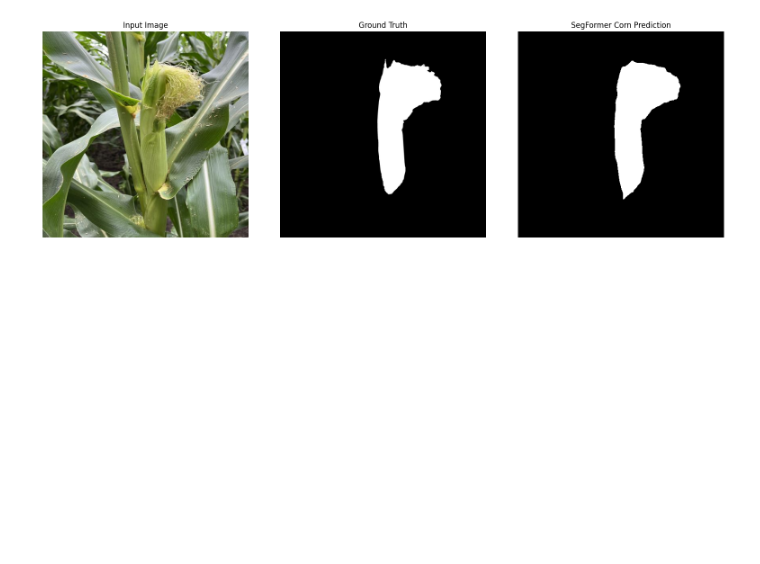
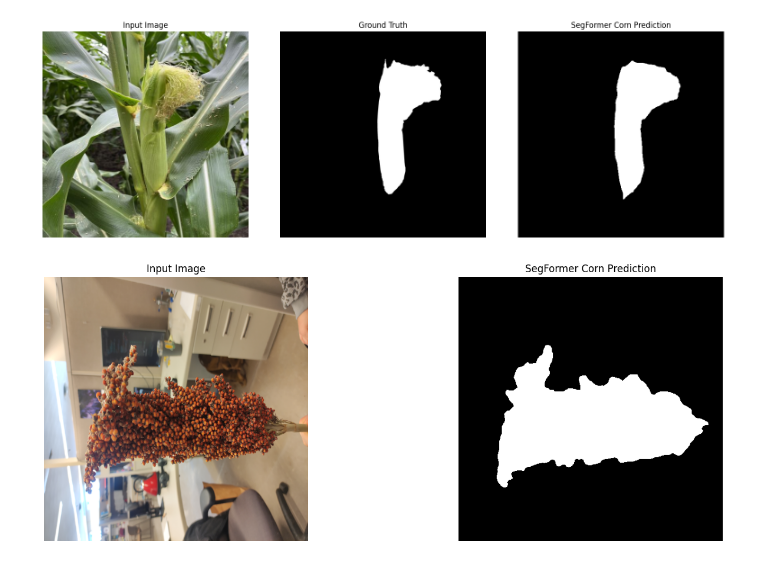
Before and after one commit to Ciampitti-Lab/SegmentationStudy, a Jupyter notebook: notebooks/imageGenerator.ipynb, the cells around one changed output. Drawn from its saved outputs; the diff is of its cells as text; code cells hidden in the pictures; blank space fills up the shorter version.

```diff
--- a/notebooks/imageGenerator.ipynb
+++ b/notebooks/imageGenerator.ipynb
@@ -28,7 +28,7 @@ segf.to(device).eval() """
 
 # SegFormer Corn
 segf_corn = segformer(in_channels=3, num_classes=1)
-segf_corn.load_state_dict(torch.load("../models/corn_SegFormer_seg.pt", map_location=device))
+segf_corn.load_state_dict(torch.load("../models/sorghum_SegFormer_seg.pt", map_location=device))
 segf_corn.to(device).eval()
 # %% [output]
 segformer(
@@ -88,3 +88,31 @@ plt.tight_layout()
 plt.show()
 # %% [output]
 [figure]
+# %%
+IMG_PATH = "../Photos-3-001/IMG_20260211_112438.jpg"
+
+img = Image.open(IMG_PATH).convert("RGB").resize((512, 512))
+
+img_tensor = TF.to_tensor(img)
+img_tensor = TF.normalize(img_tensor, mean=[0.5, 0.5, 0.5], std=[0.5, 0.5, 0.5])
+img_tensor = img_tensor.unsqueeze(0).to(device)
+
+# --- Inference ---
+with torch.no_grad():
+    pred_segf_corn = torch.sigmoid(segf_corn(img_tensor)).cpu().squeeze().numpy()
+
+# --- Threshold predictions ---
+pred_segf_corn = (pred_segf_corn > 0.5).astype(np.float32)
+
+# --- Plot ---
+fig, axs = plt.subplots(1, 2, figsize=(16, 5))
+axs[0].imshow(img)
+axs[0].set_title("Input Image")
+axs[1].imshow(pred_segf_corn, cmap='gray')
+axs[1].set_title("SegFormer Corn Prediction")
+for ax in axs:
+    ax.axis('off')
+plt.tight_layout()
+plt.show()
+# %% [output]
+[figure, added]
```
Also changed, not shown: parts of 1 cell of this notebook, 3 other files.
